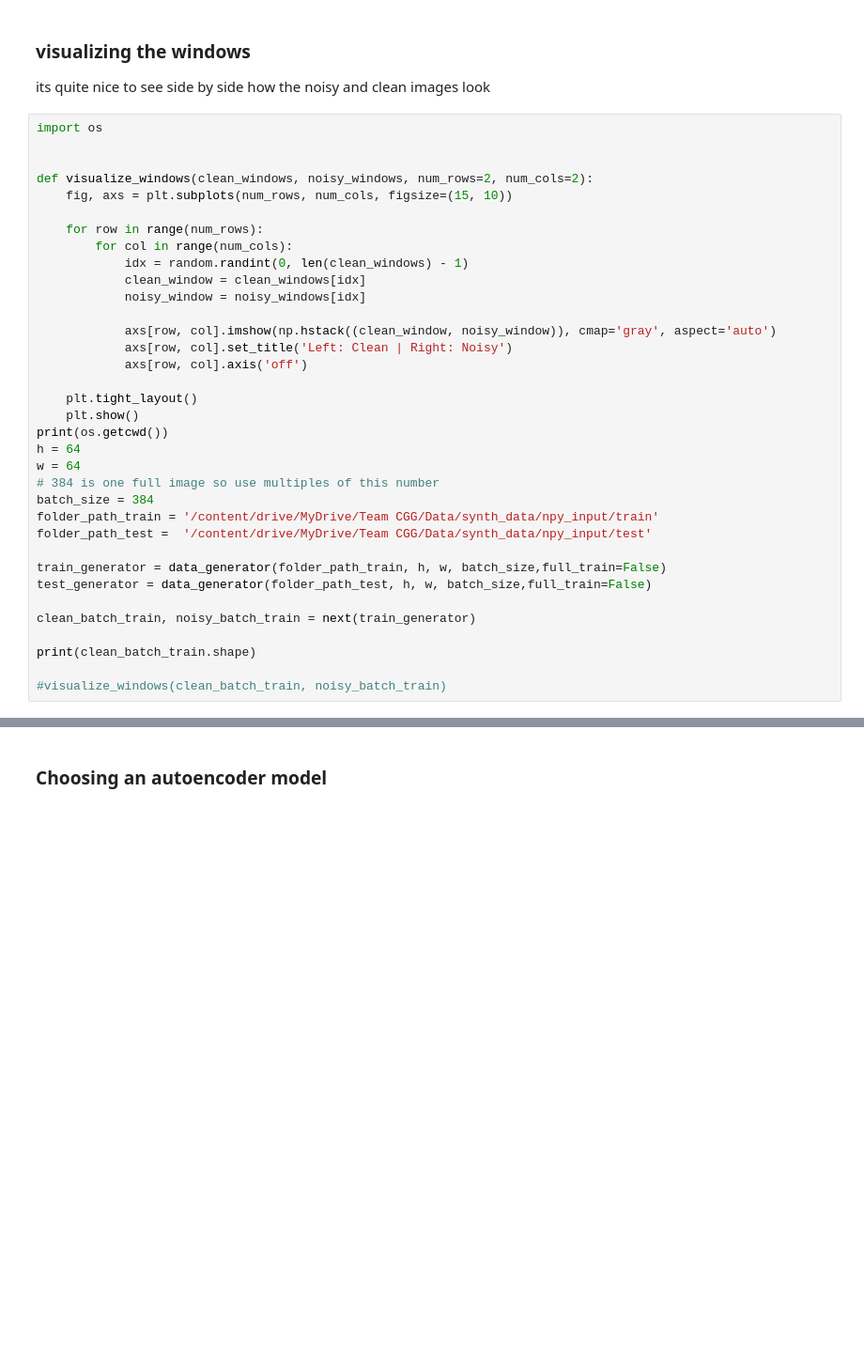
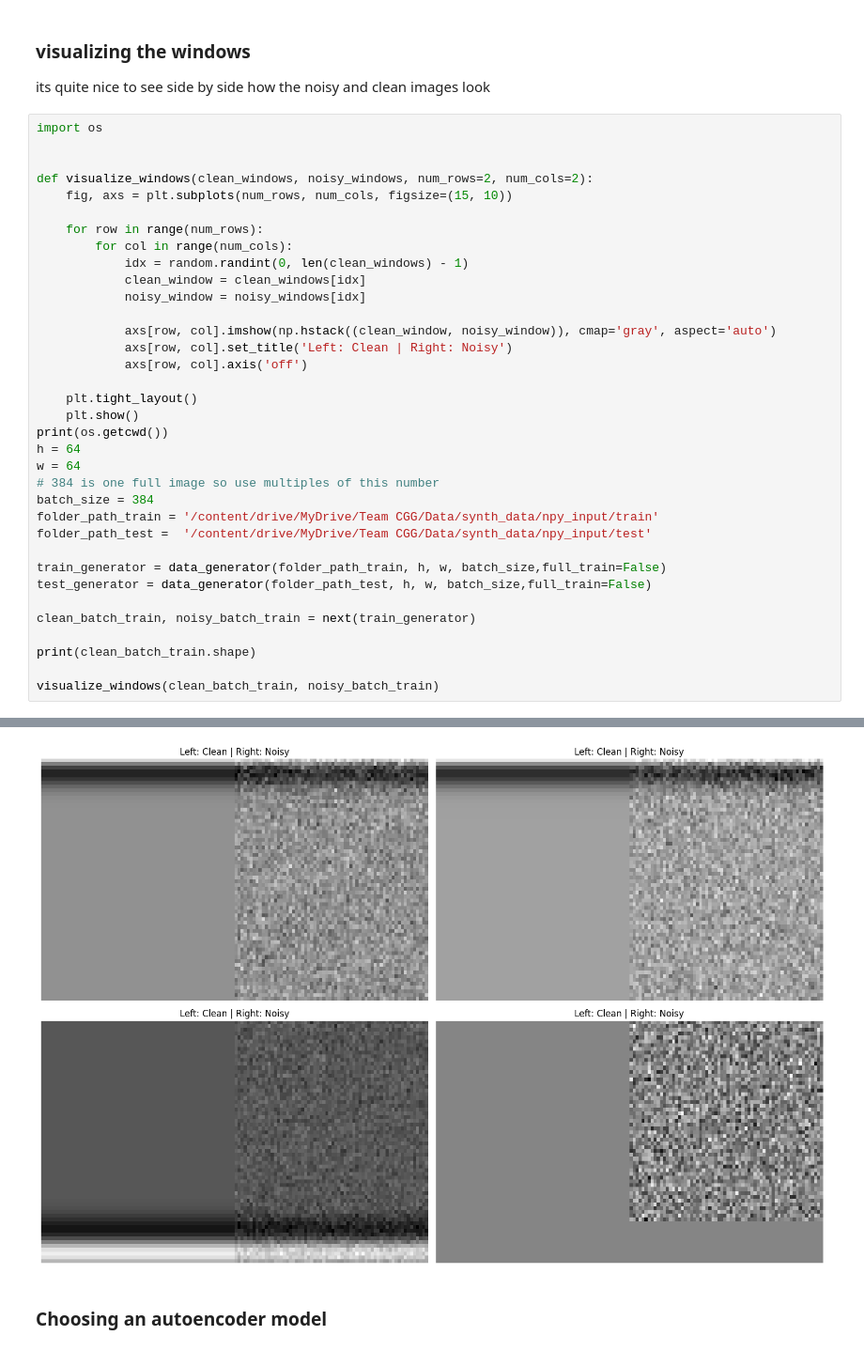
Before and after one commit to lsolomyak/AutoEncoderImageDenoise, a Jupyter notebook: seismic_denoising.ipynb, the cells around one changed output, grey strips where cells are left out. Shown: that part at 94% size. Drawn from its saved outputs; the diff is of its cells as text; blank space fills up the shorter version.

```diff
--- a/seismic_denoising.ipynb
+++ b/seismic_denoising.ipynb
@@ -154,34 +154,35 @@ def visualize_windows(clean_windows, noisy_windows, num_rows=2, num_cols=2):
         for col in range(num_cols):
             idx = random.randint(0, len(clean_windows) - 1)
             clean_window = clean_windows[idx]
             noisy_window = noisy_windows[idx]
 
             axs[row, col].imshow(np.hstack((clean_window, noisy_window)), cmap='gray', aspect='auto')
             axs[row, col].set_title('Left: Clean | Right: Noisy')
             axs[row, col].axis('off')
 
     plt.tight_layout()
     plt.show()
 print(os.getcwd())
 h = 64
 w = 64
 # 384 is one full image so use multiples of this number
 batch_size = 384
 folder_path_train = '/content/drive/MyDrive/Team CGG/Data/synth_data/npy_input/train'
 folder_path_test =  '/content/drive/MyDrive/Team CGG/Data/synth_data/npy_input/test'
 
 train_generator = data_generator(folder_path_train, h, w, batch_size,full_train=False)
 test_generator = data_generator(folder_path_test, h, w, batch_size,full_train=False)
 
 clean_batch_train, noisy_batch_train = next(train_generator)
 
 print(clean_batch_train.shape)
 
-#visualize_windows(clean_batch_train, noisy_batch_train)
+visualize_windows(clean_batch_train, noisy_batch_train)
 # %% [output]
 /content
 4
 (384, 64, 64)
+[figure, added]
 # %% [markdown]
 ### Choosing an autoencoder model
 # %%
```
Also changed, not shown: parts of 4 cells of this notebook.
